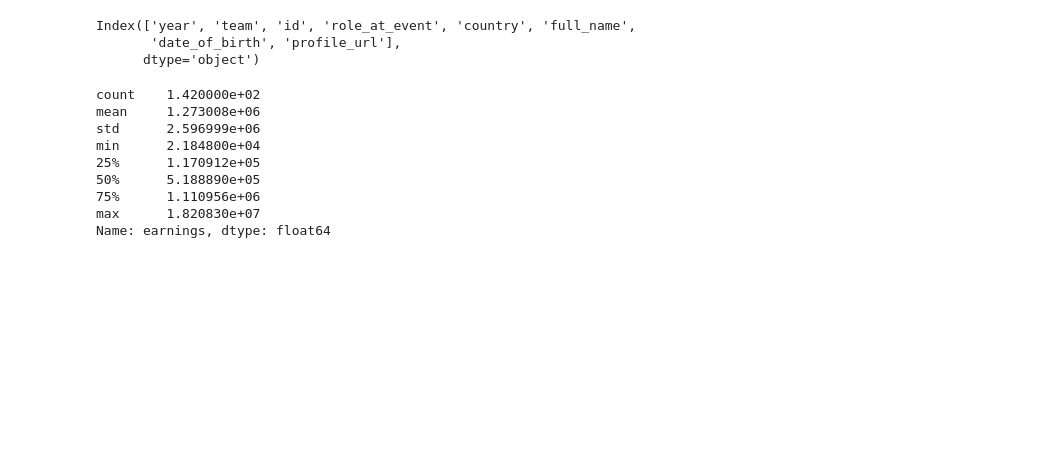
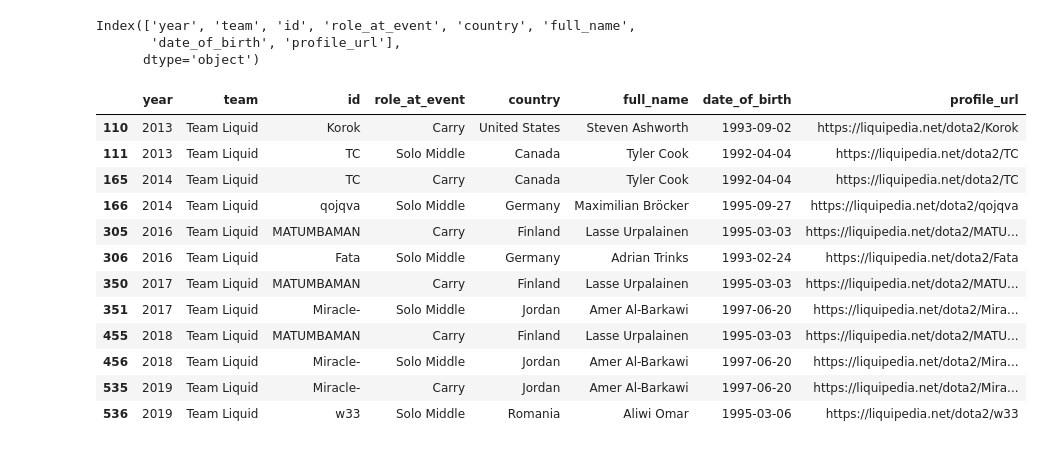
Before and after one commit to royandhika/the_international_trial, a Jupyter notebook: the_internationals.ipynb, the cells around one changed output. Saved outputs shown, nothing was run; the diff lists cells and outputs as text; code cells hidden in the pictures; blank space fills up the shorter version.

```diff
--- a/the_internationals.ipynb
+++ b/the_internationals.ipynb
@@ -159,15 +269,20 @@ roster_df.columns
 Index(['year', 'team', 'id', 'role_at_event', 'country', 'full_name',
        'date_of_birth', 'profile_url'],
       dtype='object')
-# %%
-turnamen_df["earnings"].describe()
-# %% [output]
-count    1.420000e+02
-mean     1.273008e+06
-std      2.596999e+06
-min      2.184800e+04
-25%      1.170912e+05
-50%      5.188890e+05
-75%      1.110956e+06
-max      1.820830e+07
-Name: earnings, dtype: float64
+# %%
+# pemain core di Liquid
+roster_df[(roster_df["role_at_event"].isin(["Carry", "Solo Middle", "Offlanee"])) & (roster_df["team"] == "Team Liquid")]
+# %% [output]
+|  | year | team | id | role_at_event | country | full_name | date_of_birth | profile_url |
+| 110 | 2013 | Team Liquid | Korok | Carry | United States | Steven Ashworth | 1993-09-02 | https://liquipedia.net/dota2/Korok |
+| 111 | 2013 | Team Liquid | TC | Solo Middle | Canada | Tyler Cook | 1992-04-04 | https://liquipedia.net/dota2/TC |
+| 165 | 2014 | Team Liquid | TC | Carry | Canada | Tyler Cook | 1992-04-04 | https://liquipedia.net/dota2/TC |
+| 166 | 2014 | Team Liquid | qojqva | Solo Middle | Germany | Maximilian Bröcker | 1995-09-27 | https://liquipedia.net/dota2/qojqva |
+| 305 | 2016 | Team Liquid | MATUMBAMAN | Carry | Finland | Lasse Urpalainen | 1995-03-03 | https://liquipedia.net/dota2/MATU... |
+| 306 | 2016 | Team Liquid | Fata | Solo Middle | Germany | Adrian Trinks | 1993-02-24 | https://liquipedia.net/dota2/Fata |
+| 350 | 2017 | Team Liquid | MATUMBAMAN | Carry | Finland | Lasse Urpalainen | 1995-03-03 | https://liquipedia.net/dota2/MATU... |
+| 351 | 2017 | Team Liquid | Miracle- | Solo Middle | Jordan | Amer Al-Barkawi | 1997-06-20 | https://liquipedia.net/dota2/Mira... |
+| 455 | 2018 | Team Liquid | MATUMBAMAN | Carry | Finland | Lasse Urpalainen | 1995-03-03 | https://liquipedia.net/dota2/MATU... |
+| 456 | 2018 | Team Liquid | Miracle- | Solo Middle | Jordan | Amer Al-Barkawi | 1997-06-20 | https://liquipedia.net/dota2/Mira... |
+| 535 | 2019 | Team Liquid | Miracle- | Carry | Jordan | Amer Al-Barkawi | 1997-06-20 | https://liquipedia.net/dota2/Mira... |
+| 536 | 2019 | Team Liquid | w33 | Solo Middle | Romania | Aliwi Omar | 1995-03-06 | https://liquipedia.net/dota2/w33 |
```
Also changed, not shown: parts of 32 cells of this notebook.
